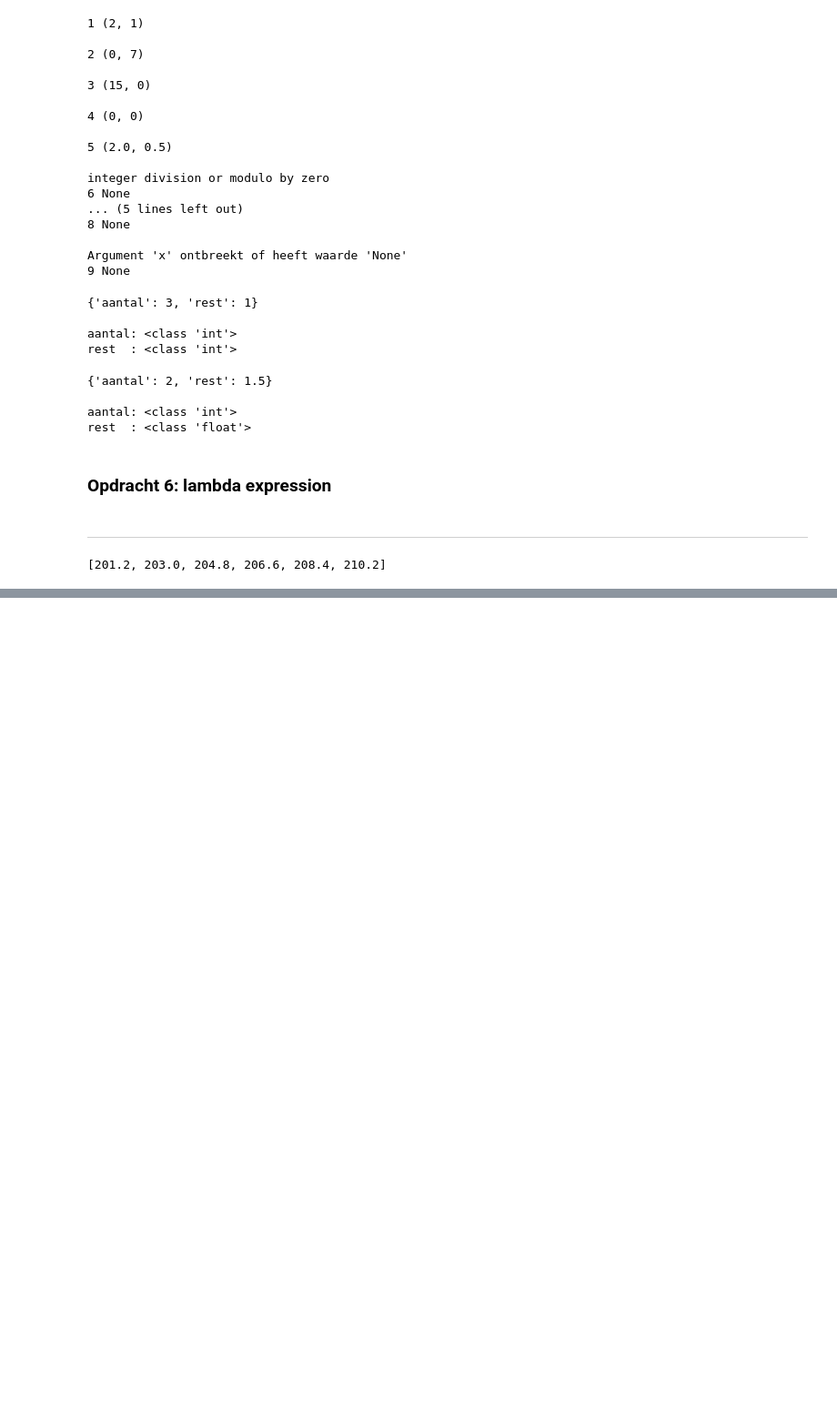
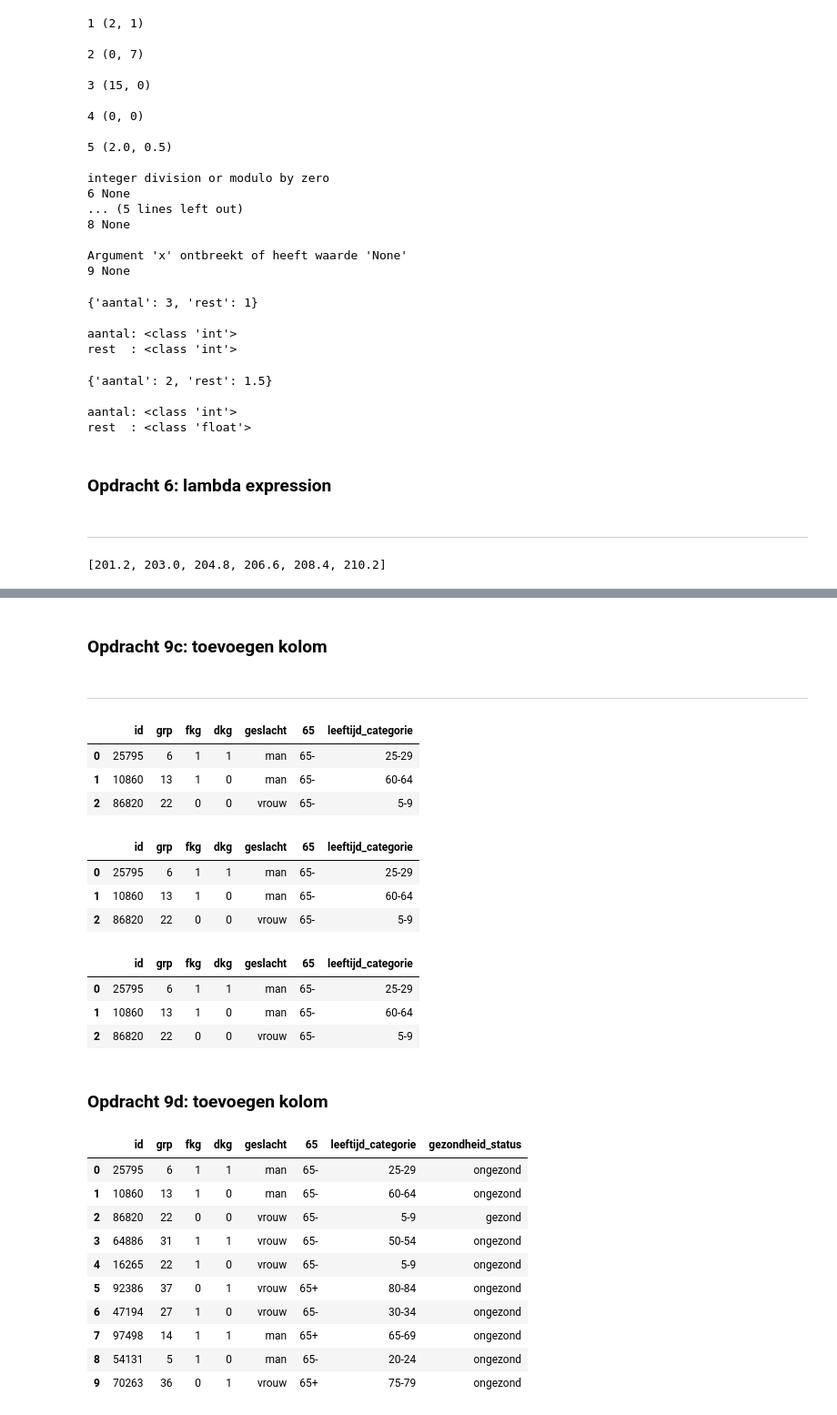
Before and after one commit to Brinkhuis/Cursus, a Jupyter notebook: notebooks/antwoorden.ipynb, the cells around one changed output, grey strips where cells are left out. Shown: that part at 91% size. Cells and saved outputs as stored; diff of their text form; code cells hidden in the pictures; blank space fills up the shorter version.

```diff
--- a/notebooks/antwoorden.ipynb
+++ b/notebooks/antwoorden.ipynb
@@ -351,0 +438,54 @@ list(filter(lambda f: f > 200, map(lambda c: c * 9 / 5 + 32, celsius)))
+# %% [markdown]
+### Opdracht 9c: toevoegen kolom
+# %%
+def leeftijd_categorie(grp):
+    leeftijd_start = grp * 5 - 5
+    leeftijd_eind = grp * 5 - 1
+    return str(leeftijd_start) + '-' + str(leeftijd_eind)
+# %% [markdown]
+***
+# %%
+# uitwerking 1
+df['leeftijd_categorie'] = df['grp'].apply(lambda x: leeftijd_categorie(x) if (x <= 20) else leeftijd_categorie(x - 20))
+df.head(3)
+# %% [output]
+|  | id | grp | fkg | dkg | geslacht | 65 | leeftijd_categorie |
+| 0 | 25795 | 6 | 1 | 1 | man | 65- | 25-29 |
+| 1 | 10860 | 13 | 1 | 0 | man | 65- | 60-64 |
+| 2 | 86820 | 22 | 0 | 0 | vrouw | 65- | 5-9 |
+# %%
+# uitwerking 2
+df['leeftijd_categorie'] = [leeftijd_categorie(x) if x <= 20 else leeftijd_categorie(x - 20) for x in df.grp]
+df.head(3)
+# %% [output]
+|  | id | grp | fkg | dkg | geslacht | 65 | leeftijd_categorie |
+| 0 | 25795 | 6 | 1 | 1 | man | 65- | 25-29 |
+| 1 | 10860 | 13 | 1 | 0 | man | 65- | 60-64 |
+| 2 | 86820 | 22 | 0 | 0 | vrouw | 65- | 5-9 |
+# %%
+# uitwerking 3
+df['leeftijd_categorie'] = list(map(lambda g: leeftijd_categorie(g) if g <= 20 else leeftijd_categorie(g - 20), df.grp))
+df.head(3)
+# %% [output]
+|  | id | grp | fkg | dkg | geslacht | 65 | leeftijd_categorie |
+| 0 | 25795 | 6 | 1 | 1 | man | 65- | 25-29 |
+| 1 | 10860 | 13 | 1 | 0 | man | 65- | 60-64 |
+| 2 | 86820 | 22 | 0 | 0 | vrouw | 65- | 5-9 |
+# %% [markdown]
+### Opdracht 9d: toevoegen kolom
+# %%
+# uitwerking 1
+df['gezondheid_status'] = np.where((df.fkg == 0) & (df.dkg == 0), 'gezond','ongezond')
+df.head(10)
+# %% [output]
+|  | id | grp | fkg | dkg | geslacht | 65 | leeftijd_categorie | gezondheid_status |
+| 0 | 25795 | 6 | 1 | 1 | man | 65- | 25-29 | ongezond |
+| 1 | 10860 | 13 | 1 | 0 | man | 65- | 60-64 | ongezond |
+| 2 | 86820 | 22 | 0 | 0 | vrouw | 65- | 5-9 | gezond |
+| 3 | 64886 | 31 | 1 | 1 | vrouw | 65- | 50-54 | ongezond |
+| 4 | 16265 | 22 | 1 | 0 | vrouw | 65- | 5-9 | ongezond |
+| 5 | 92386 | 37 | 0 | 1 | vrouw | 65+ | 80-84 | ongezond |
+| 6 | 47194 | 27 | 1 | 0 | vrouw | 65- | 30-34 | ongezond |
+| 7 | 97498 | 14 | 1 | 1 | man | 65+ | 65-69 | ongezond |
+| 8 | 54131 | 5 | 1 | 0 | man | 65- | 20-24 | ongezond |
+| 9 | 70263 | 36 | 0 | 1 | vrouw | 65+ | 75-79 | ongezond |
```
Also changed, not shown: parts of 24 cells of this notebook, 9 other files.
